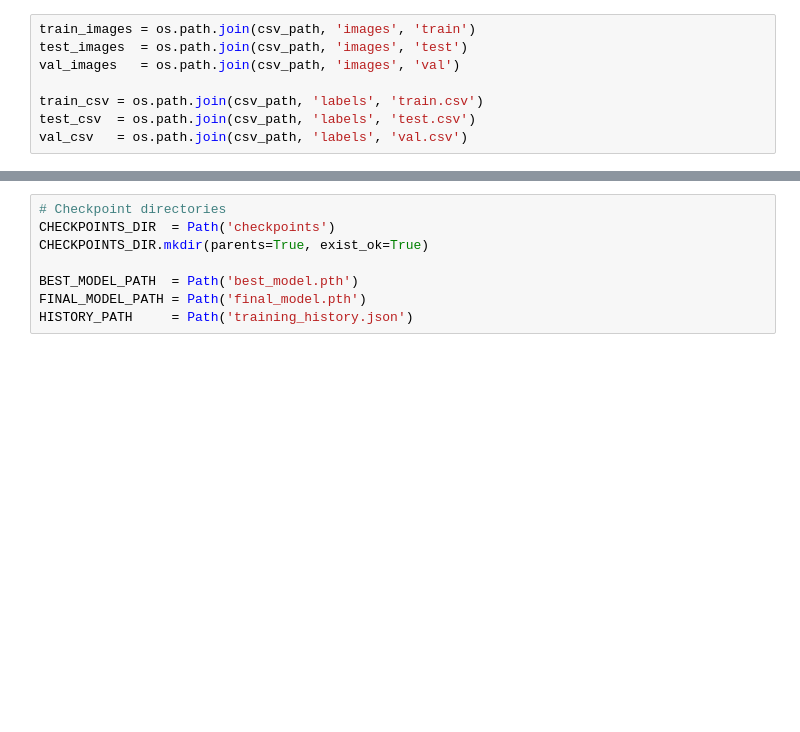
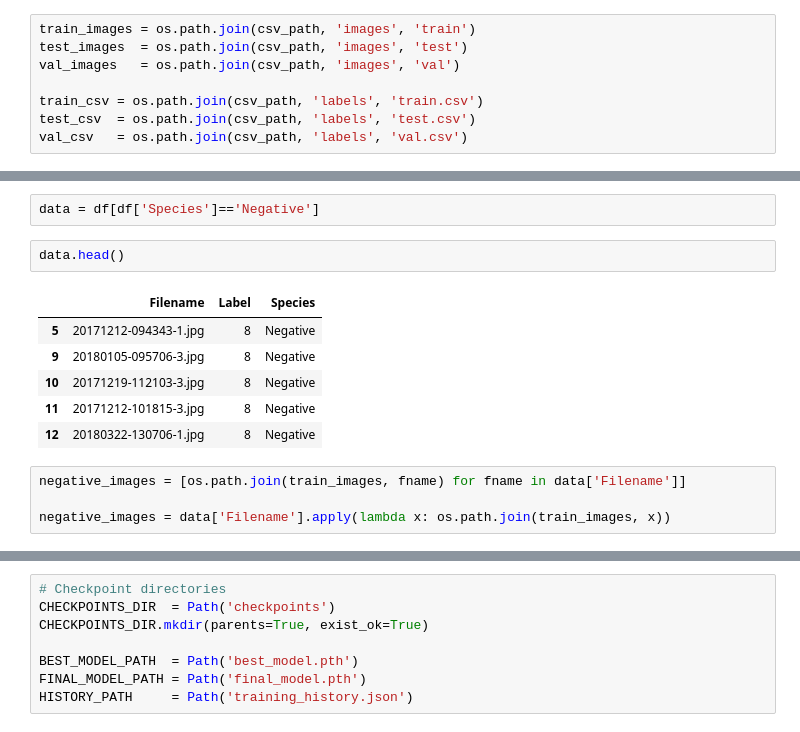
Before and after one commit to k17hawk/Weed-Detection-deep-weeds-, a Jupyter notebook: research/trials_fixed.ipynb, the cells around one changed output, grey strips where cells are left out. Drawn from its saved outputs; the diff is of its cells as text; blank space fills up the shorter version.

```diff
--- a/research/trials_fixed.ipynb
+++ b/research/trials_fixed.ipynb
@@ -58,0 +69,15 @@ val_csv   = os.path.join(csv_path, 'labels', 'val.csv')
+# %%
+data = df[df['Species']=='Negative']
+# %%
+data.head()
+# %% [output]
+|  | Filename | Label | Species |
+| 5 | 20171212-094343-1.jpg | 8 | Negative |
+| 9 | 20180105-095706-3.jpg | 8 | Negative |
+| 10 | 20171219-112103-3.jpg | 8 | Negative |
+| 11 | 20171212-101815-3.jpg | 8 | Negative |
+| 12 | 20180322-130706-1.jpg | 8 | Negative |
+# %%
+negative_images = [os.path.join(train_images, fname) for fname in data['Filename']]
+
+negative_images = data['Filename'].apply(lambda x: os.path.join(train_images, x))
```
Also changed, not shown: parts of 3 cells of this notebook, 9 other files.
